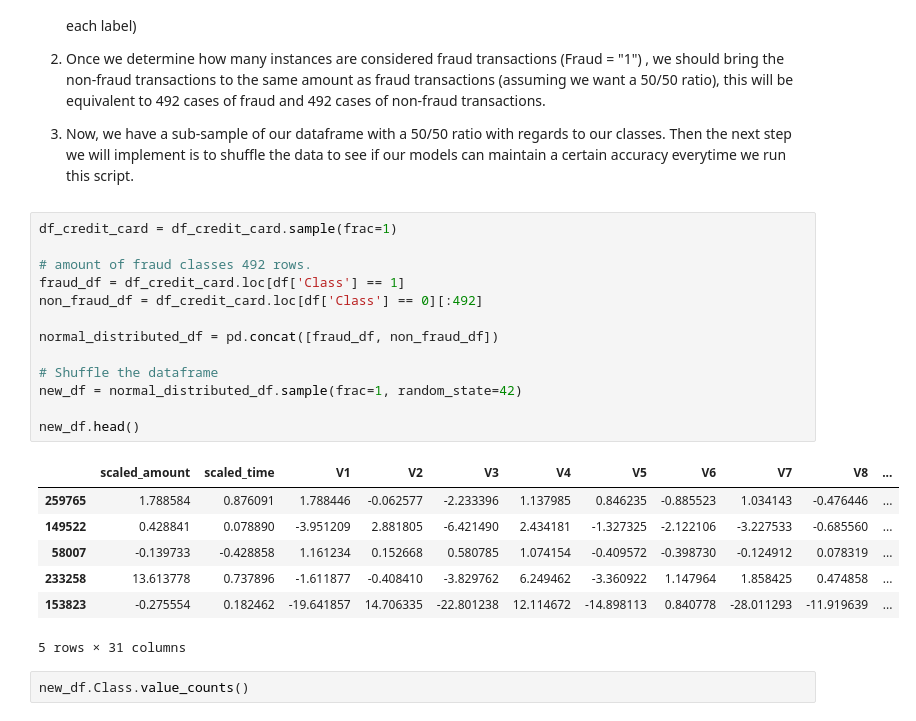
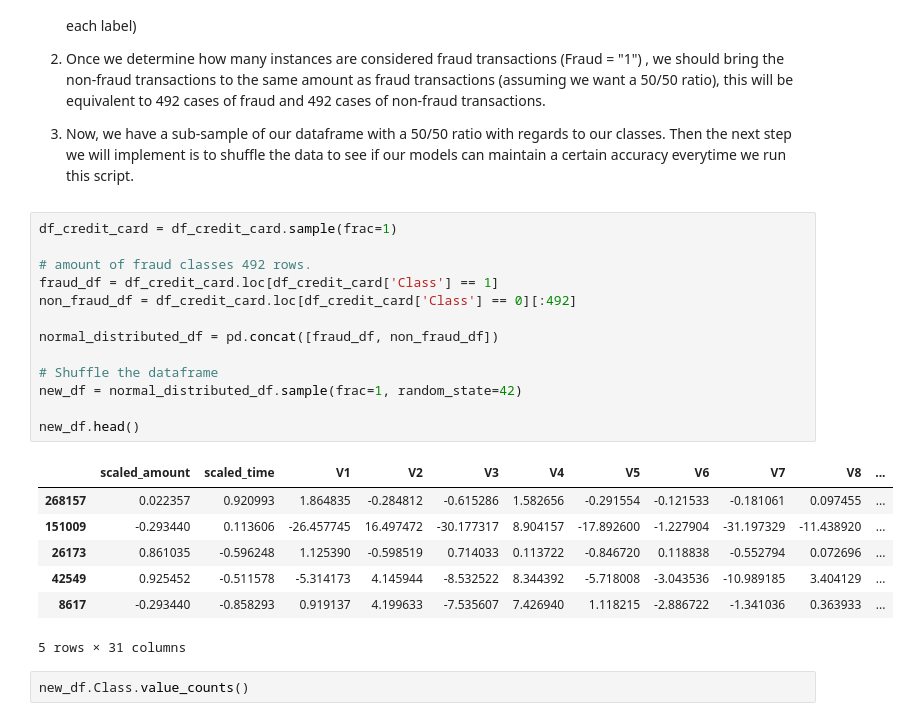
Before and after one commit to alisharifara/credit-card-fraud-detection, a Jupyter notebook: Credit-card-fraud-detection.ipynb, the cells around one changed output. Drawn from its saved outputs; the diff is of its cells as text.

```diff
--- a/Credit-card-fraud-detection.ipynb
+++ b/Credit-card-fraud-detection.ipynb
@@ -248,23 +248,23 @@ We want to implement "Random Under Sampling" which consists of removing data in
 # %%
 df_credit_card = df_credit_card.sample(frac=1)
 
 # amount of fraud classes 492 rows.
-fraud_df = df_credit_card.loc[df['Class'] == 1]
-non_fraud_df = df_credit_card.loc[df['Class'] == 0][:492]
+fraud_df = df_credit_card.loc[df_credit_card['Class'] == 1]
+non_fraud_df = df_credit_card.loc[df_credit_card['Class'] == 0][:492]
 
 normal_distributed_df = pd.concat([fraud_df, non_fraud_df])
 
 # Shuffle the dataframe
 new_df = normal_distributed_df.sample(frac=1, random_state=42)
 
 new_df.head()
 # %% [output]
 |  | scaled_amount | scaled_time | V1 | V2 | V3 | V4 | V5 | V6 | V7 | V8 | ... |
-| 259765 | 1.788584 | 0.876091 | 1.788446 | -0.062577 | -2.233396 | 1.137985 | 0.846235 | -0.885523 | 1.034143 | -0.476446 | ... |
-| 149522 | 0.428841 | 0.078890 | -3.951209 | 2.881805 | -6.421490 | 2.434181 | -1.327325 | -2.122106 | -3.227533 | -0.685560 | ... |
-| 58007 | -0.139733 | -0.428858 | 1.161234 | 0.152668 | 0.580785 | 1.074154 | -0.409572 | -0.398730 | -0.124912 | 0.078319 | ... |
-| 233258 | 13.613778 | 0.737896 | -1.611877 | -0.408410 | -3.829762 | 6.249462 | -3.360922 | 1.147964 | 1.858425 | 0.474858 | ... |
-| 153823 | -0.275554 | 0.182462 | -19.641857 | 14.706335 | -22.801238 | 12.114672 | -14.898113 | 0.840778 | -28.011293 | -11.919639 | ... |
+| 268157 | 0.022357 | 0.920993 | 1.864835 | -0.284812 | -0.615286 | 1.582656 | -0.291554 | -0.121533 | -0.181061 | 0.097455 | ... |
+| 151009 | -0.293440 | 0.113606 | -26.457745 | 16.497472 | -30.177317 | 8.904157 | -17.892600 | -1.227904 | -31.197329 | -11.438920 | ... |
+| 26173 | 0.861035 | -0.596248 | 1.125390 | -0.598519 | 0.714033 | 0.113722 | -0.846720 | 0.118838 | -0.552794 | 0.072696 | ... |
+| 42549 | 0.925452 | -0.511578 | -5.314173 | 4.145944 | -8.532522 | 8.344392 | -5.718008 | -3.043536 | -10.989185 | 3.404129 | ... |
+| 8617 | -0.293440 | -0.858293 | 0.919137 | 4.199633 | -7.535607 | 7.426940 | 1.118215 | -2.886722 | -1.341036 | 0.363933 | ... |
 5 rows × 31 columns
 # %%
 new_df.Class.value_counts()
```
Also changed, not shown: parts of 6 cells of this notebook.
